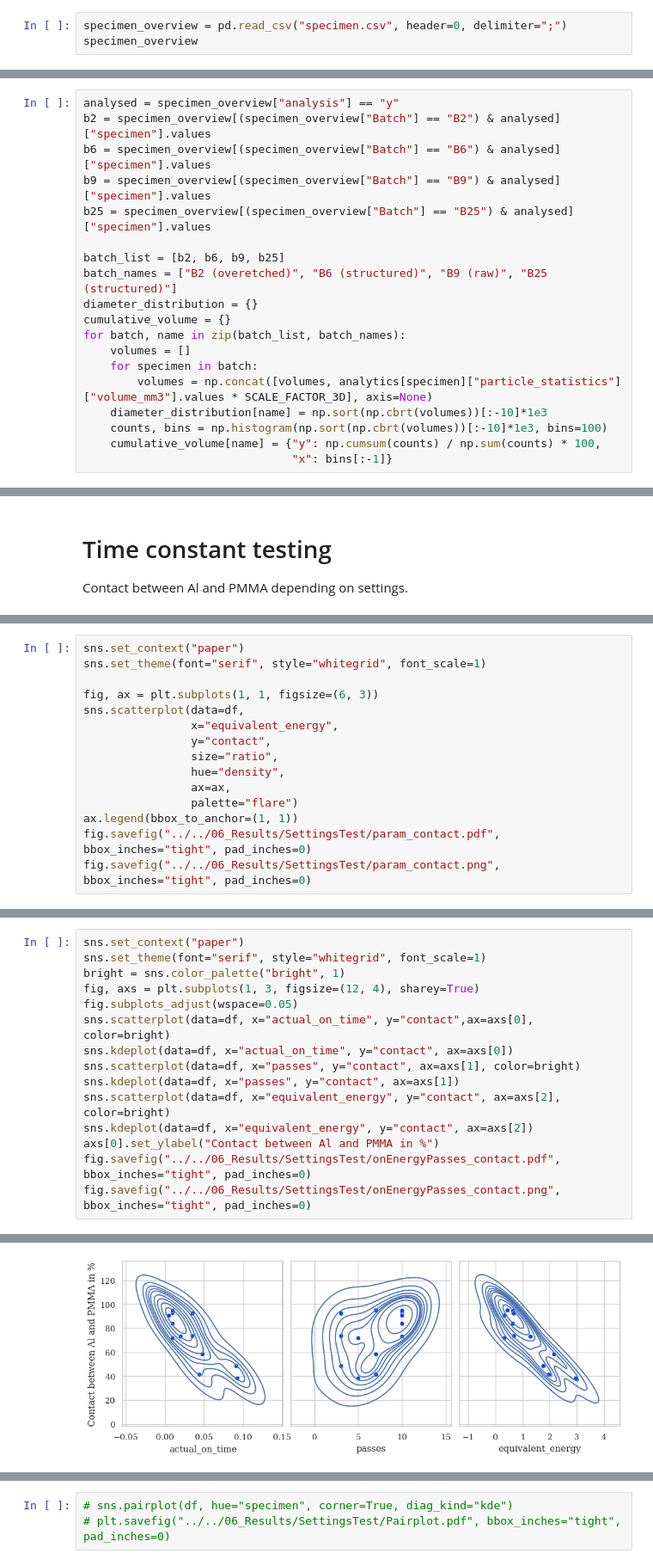
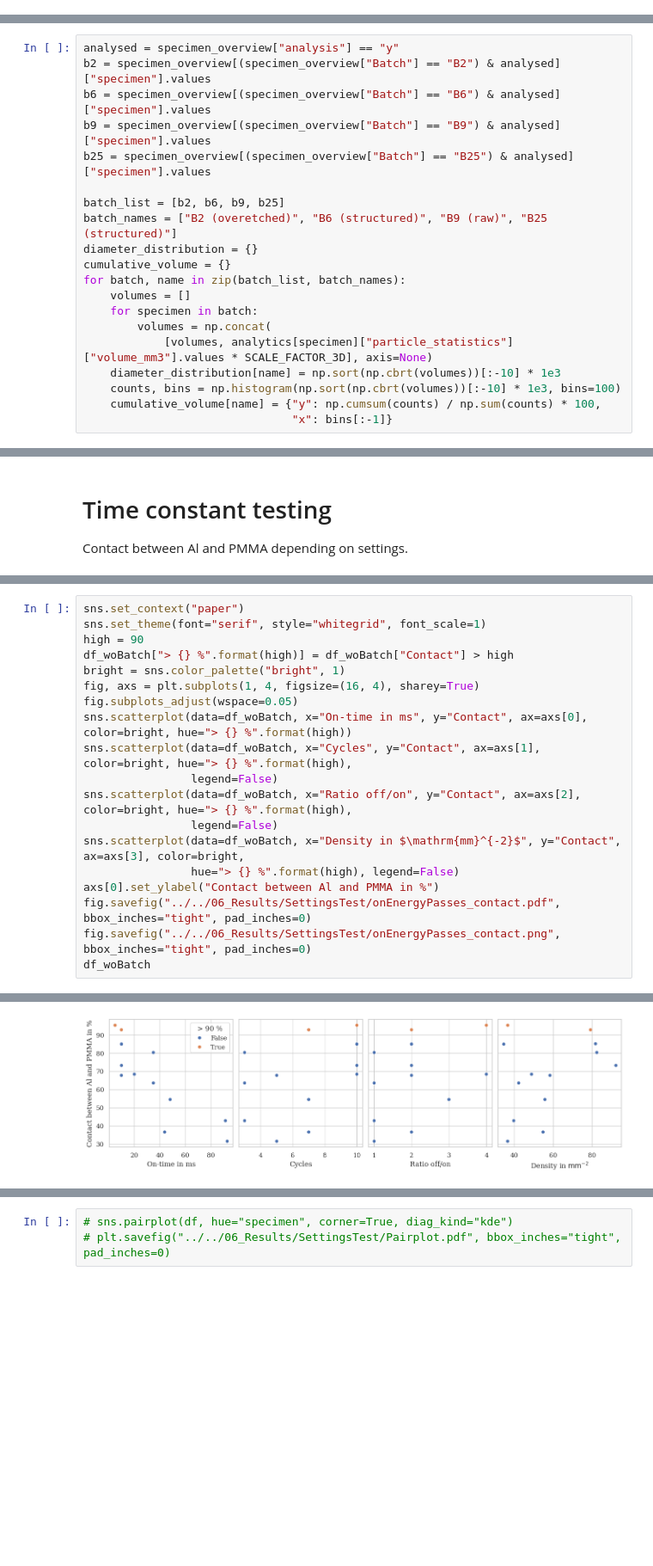
Before and after one commit to Eudoxosfly/Masterthesis, a Jupyter notebook: uCT_analysis/visualization.ipynb, the cells around one changed output, grey strips where cells are left out. Shown at 86% size. Drawn from its saved outputs; the diff is of its cells as text; blank space fills up the shorter version.

```diff
--- a/uCT_analysis/visualization.ipynb
+++ b/uCT_analysis/visualization.ipynb
@@ -41,3 +70,0 @@ with open("analytics.pkl", "rb") as file:
-# %%
-specimen_overview = pd.read_csv("specimen.csv", header=0, delimiter=";")
-specimen_overview
@@ -125,9 +134,10 @@ cumulative_volume = {}
 for batch, name in zip(batch_list, batch_names):
     volumes = []
     for specimen in batch:
-        volumes = np.concat([volumes, analytics[specimen]["particle_statistics"]["volume_mm3"].values * SCALE_FACTOR_3D], axis=None)
-    diameter_distribution[name] = np.sort(np.cbrt(volumes))[:-10]*1e3
-    counts, bins = np.histogram(np.sort(np.cbrt(volumes))[:-10]*1e3, bins=100)
+        volumes = np.concat(
+            [volumes, analytics[specimen]["particle_statistics"]["volume_mm3"].values * SCALE_FACTOR_3D], axis=None)
+    diameter_distribution[name] = np.sort(np.cbrt(volumes))[:-10] * 1e3
+    counts, bins = np.histogram(np.sort(np.cbrt(volumes))[:-10] * 1e3, bins=100)
     cumulative_volume[name] = {"y": np.cumsum(counts) / np.sum(counts) * 100,
                                "x": bins[:-1]}
 # %%
@@ -264,15 +276,0 @@ fig.savefig("../../06_Results/SettingsTest/param_overview.png", bbox_inches="tig
-# %%
-sns.set_context("paper")
-sns.set_theme(font="serif", style="whitegrid", font_scale=1)
-
-fig, ax = plt.subplots(1, 1, figsize=(6, 3))
-sns.scatterplot(data=df,
-                x="equivalent_energy",
-                y="contact",
-                size="ratio",
-                hue="density",
-                ax=ax,
-                palette="flare")
-ax.legend(bbox_to_anchor=(1, 1))
-fig.savefig("../../06_Results/SettingsTest/param_contact.pdf", bbox_inches="tight", pad_inches=0)
-fig.savefig("../../06_Results/SettingsTest/param_contact.png", bbox_inches="tight", pad_inches=0)
@@ -281,16 +277,20 @@ fig.savefig("../../06_Results/SettingsTest/param_contact.png", bbox_inches="tigh
 # %%
 sns.set_context("paper")
 sns.set_theme(font="serif", style="whitegrid", font_scale=1)
+high = 90
+df_woBatch["> {} %".format(high)] = df_woBatch["Contact"] > high
 bright = sns.color_palette("bright", 1)
-fig, axs = plt.subplots(1, 3, figsize=(12, 4), sharey=True)
+fig, axs = plt.subplots(1, 4, figsize=(16, 4), sharey=True)
 fig.subplots_adjust(wspace=0.05)
-sns.scatterplot(data=df, x="actual_on_time", y="contact",ax=axs[0], color=bright)
-sns.kdeplot(data=df, x="actual_on_time", y="contact", ax=axs[0])
-sns.scatterplot(data=df, x="passes", y="contact", ax=axs[1], color=bright)
-sns.kdeplot(data=df, x="passes", y="contact", ax=axs[1])
-sns.scatterplot(data=df, x="equivalent_energy", y="contact", ax=axs[2], color=bright)
-sns.kdeplot(data=df, x="equivalent_energy", y="contact", ax=axs[2])
+sns.scatterplot(data=df_woBatch, x="On-time in ms", y="Contact", ax=axs[0], color=bright, hue="> {} %".format(high))
+sns.scatterplot(data=df_woBatch, x="Cycles", y="Contact", ax=axs[1], color=bright, hue="> {} %".format(high),
+                legend=False)
+sns.scatterplot(data=df_woBatch, x="Ratio off/on", y="Contact", ax=axs[2], color=bright, hue="> {} %".format(high),
+                legend=False)
+sns.scatterplot(data=df_woBatch, x="Density in $\mathrm{mm}^{-2}$", y="Contact", ax=axs[3], color=bright,
+                hue="> {} %".format(high), legend=False)
 axs[0].set_ylabel("Contact between Al and PMMA in %")
 fig.savefig("../../06_Results/SettingsTest/onEnergyPasses_contact.pdf", bbox_inches="tight", pad_inches=0)
 fig.savefig("../../06_Results/SettingsTest/onEnergyPasses_contact.png", bbox_inches="tight", pad_inches=0)
+df_woBatch
 # %% [output]
@@ -297 +311 @@ fig.savefig("../../06_Results/SettingsTest/onEnergyPasses_contact.png", bbox_inc
-[figure, old version]
+[figure, new version]
```
Also changed, not shown: parts of 19 cells of this notebook, 9 other files.
